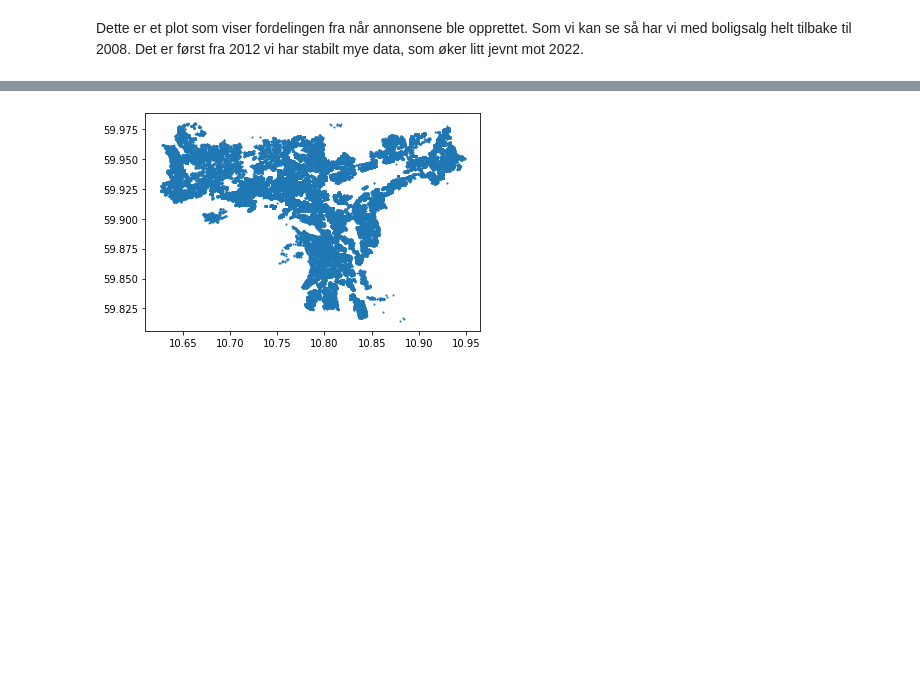
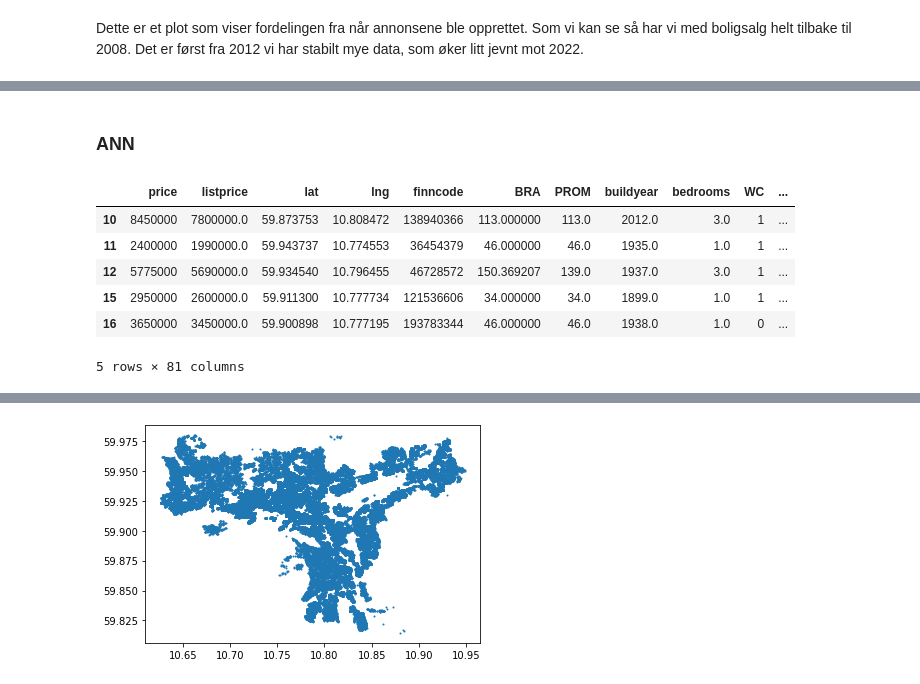
Before and after one commit to smmogen/BOABachelor, a Jupyter notebook: Jupyter/Eiendomsdata.ipynb, the cells around one changed output, grey strips where cells are left out. Drawn from its saved outputs; the diff is of its cells as text; code cells hidden in the pictures; blank space fills up the shorter version.

```diff
--- a/Jupyter/Eiendomsdata.ipynb
+++ b/Jupyter/Eiendomsdata.ipynb
@@ -467,0 +465,2 @@ plt.show()
+# %% [markdown]
+### ANN
@@ -467,0 +480,19 @@ plt.show()
+# %%
+#Lager dummy-variabel for housingtype
+df = pd.get_dummies(df, drop_first=True)
+
+#Lager dummy-variabel for area_id
+#prefix_list = ['Gamle Oslo', 'Grünerløkka', 'Sagane', 'St. Hanshaugen', 'Frogner', 'Ullern', 'Vestre Aker', 'Nordre Aker', 'Bjerke', 'Grorud', 'Stovner', 'Alna', 'Østensjø', 'Nordstrand', 'Søndre Nordstrand', 'Oslo Sentrum']
+area_id = pd.get_dummies(df['area_id']) # prefix=prefix_list)
+
+df = pd.concat([df,area_id], axis=1)
+
+df.head()
+# %% [output]
+|  | price | listprice | lat | lng | finncode | BRA | PROM | buildyear | bedrooms | WC | ... |
+| 10 | 8450000 | 7800000.0 | 59.873753 | 10.808472 | 138940366 | 113.000000 | 113.0 | 2012.0 | 3.0 | 1 | ... |
+| 11 | 2400000 | 1990000.0 | 59.943737 | 10.774553 | 36454379 | 46.000000 | 46.0 | 1935.0 | 1.0 | 1 | ... |
+| 12 | 5775000 | 5690000.0 | 59.934540 | 10.796455 | 46728572 | 150.369207 | 139.0 | 1937.0 | 3.0 | 1 | ... |
+| 15 | 2950000 | 2600000.0 | 59.911300 | 10.777734 | 121536606 | 34.000000 | 34.0 | 1899.0 | 1.0 | 1 | ... |
+| 16 | 3650000 | 3450000.0 | 59.900898 | 10.777195 | 193783344 | 46.000000 | 46.0 | 1938.0 | 1.0 | 0 | ... |
+5 rows × 81 columns
```
Also changed, not shown: parts of 26 cells of this notebook, 1 other file.
